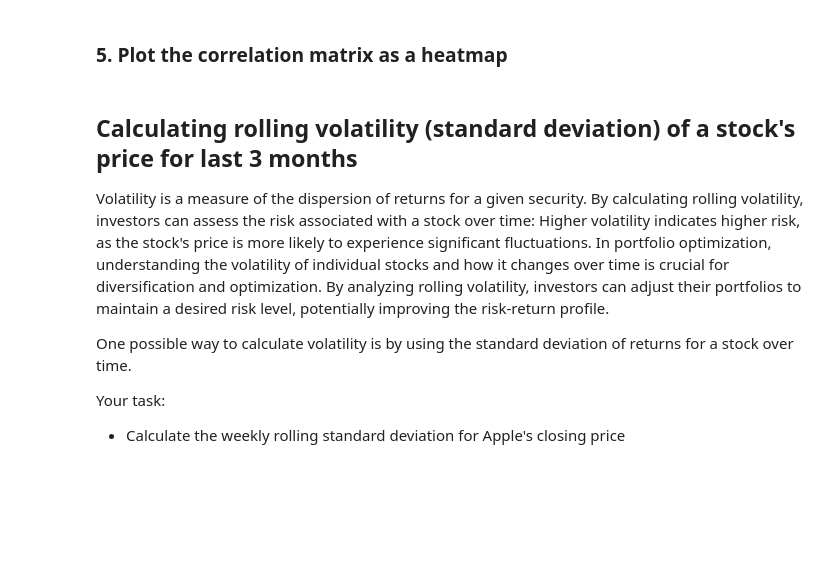
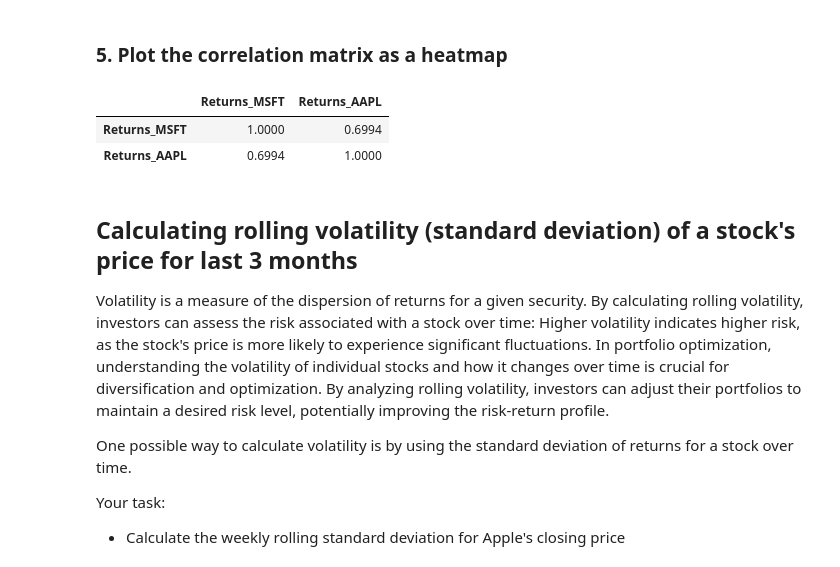
Before and after one commit to waynebar69/Stocks_ML-Pipeline, a Jupyter notebook: Project/EDA.ipynb, the cells around one changed output. Saved outputs shown, nothing was run; the diff lists cells and outputs as text; code cells hidden in the pictures; blank space fills up the shorter version.

```diff
--- a/Project/EDA.ipynb
+++ b/Project/EDA.ipynb
@@ -655,6 +663,15 @@ MSFT_AAPL_returns.head()
 ### 5. Plot the correlation matrix as a heatmap
 # %%
 # Plot heatmap
+(corr
+ .style
+ .background_gradient(cmap='viridis', axis=None, vmin=-1, vmax=1)
+ .format(precision=4)
+)
+# %% [output]
+|  | Returns_MSFT | Returns_AAPL |
+| Returns_MSFT | 1.0000 | 0.6994 |
+| Returns_AAPL | 0.6994 | 1.0000 |
 # %% [markdown]
 ## Calculating rolling volatility (standard deviation) of a stock's price for last 3 months
 
```
Also changed, not shown: parts of 3 cells of this notebook.
